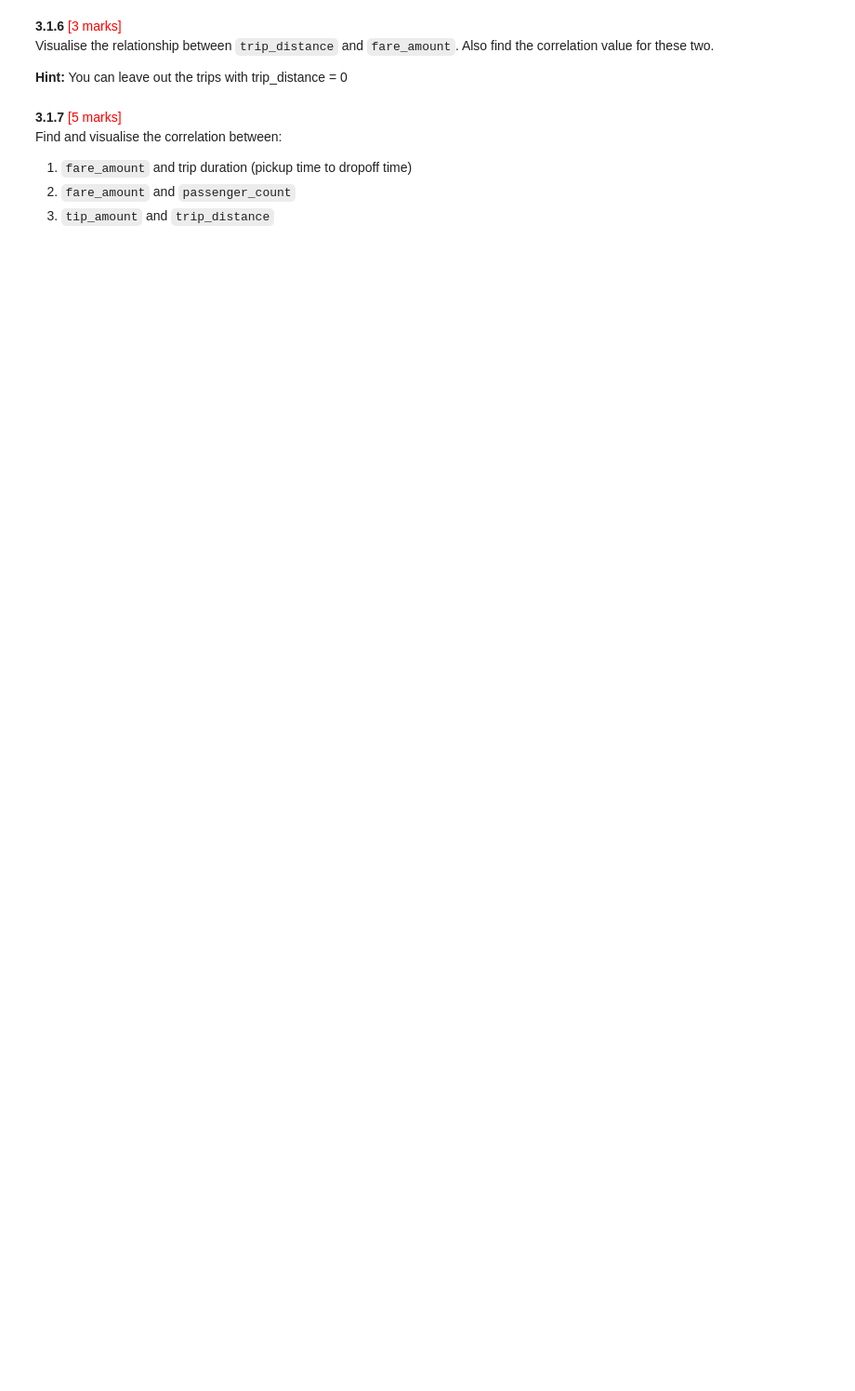
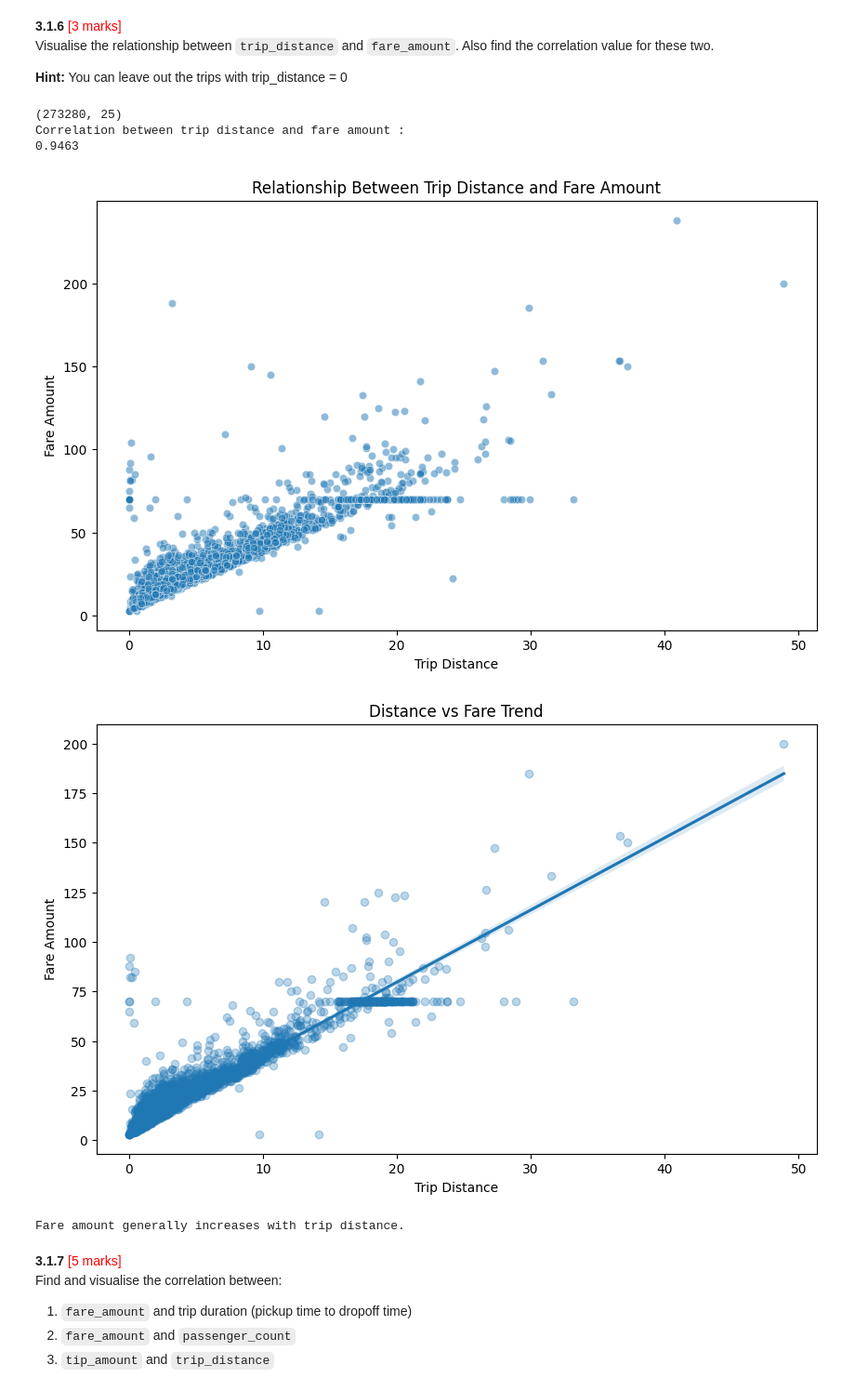
Before and after one commit to viswanathamveluri/epg-appliedai, a Jupyter notebook: assessment/EDA_Assg_NYC_Taxi_Starter.ipynb, the cells around one changed output. Shown at 93% size. Cells and saved outputs as stored; diff of their text form; code cells hidden in the pictures; blank space fills up the shorter version.

```diff
--- a/assessment/EDA_Assg_NYC_Taxi_Starter.ipynb
+++ b/assessment/EDA_Assg_NYC_Taxi_Starter.ipynb
@@ -1222,3 +1480,78 @@ Visualise the relationship between `trip_distance` and `fare_amount`. Also find
+# %%
+# Show how trip fare is affected by distance
+# =========================================================
+# 3.1.6 Relationship between trip_distance and fare_amount
+# =========================================================
+# removing zero distance trips for cleaner analysis
+
+distance_fare_df = financial_df[
+    financial_df['trip_distance'] > 0
+].copy()
+
+print(distance_fare_df.shape)
+
+# checking correlation between distance and fare
+
+distance_fare_corr = (
+    distance_fare_df['trip_distance']
+    .corr(distance_fare_df['fare_amount'])
+)
+
+print('Correlation between trip distance and fare amount :')
+
+print(round(distance_fare_corr, 4))
+
+# Show how trip fare is affected by distance
+
+plt.figure(figsize=(10,6))
+
+sns.scatterplot(
+    data=distance_fare_df.sample(10000, random_state=42),
+    x='trip_distance',
+    y='fare_amount',
+    alpha=0.5
+)
+
+plt.title('Relationship Between Trip Distance and Fare Amount')
+
+plt.xlabel('Trip Distance')
+
+plt.ylabel('Fare Amount')
+
+plt.show()
+
+# adding regression line for trend
+
+plt.figure(figsize=(10,6))
+
+sns.regplot(
+    data=distance_fare_df.sample(5000, random_state=42),
+    x='trip_distance',
+    y='fare_amount',
+    scatter_kws={'alpha':0.3}
+)
+
+plt.title('Distance vs Fare Trend')
+
+plt.xlabel('Trip Distance')
+
+plt.ylabel('Fare Amount')
+
+plt.show()
+
+# small interpretation
+
+if distance_fare_corr > 0:
+    print('Fare amount generally increases with trip distance.')
+else:
+    print('Weak or inverse relationship observed.')
+# %% [output]
+(273280, 25)
+Correlation between trip distance and fare amount :
+0.9463
+[figure, added]
+[figure, added]
+Fare amount generally increases with trip distance.
 # %% [markdown]
 **3.1.7** <font color = red>[5 marks]</font> <br>
 Find and visualise the correlation between:
```
Also changed, not shown: parts of 17 cells of this notebook.
